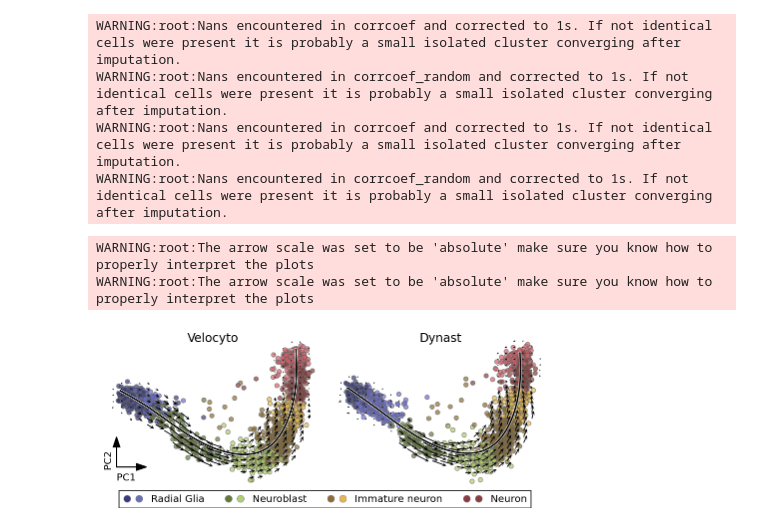
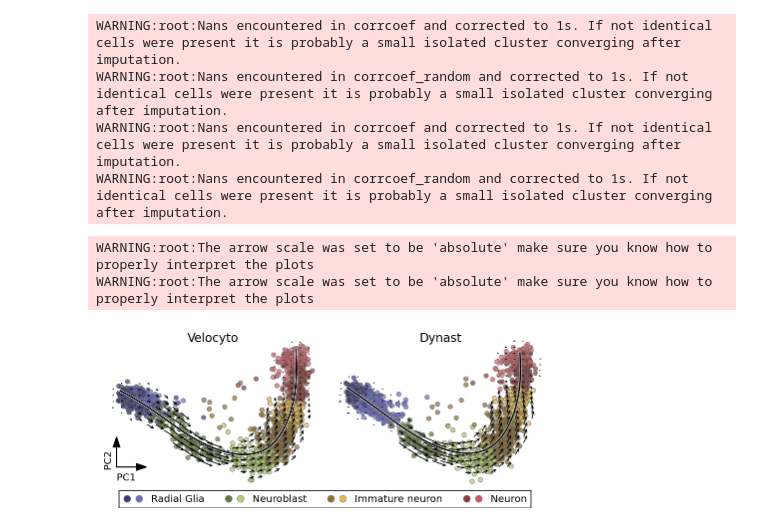
Before and after one commit to Lioscro/dynast-thesis, a Jupyter notebook: velocyto/validation.ipynb, the cells around one changed output. Drawn from its saved outputs; the diff is of its cells as text; code cells hidden in the pictures.

Commit message:
minor velocyto figure fix

```diff
--- a/velocyto/validation.ipynb
+++ b/velocyto/validation.ipynb
@@ -341,32 +341,32 @@ axes[1].plot(dynast_pc.projections[dynast_pc.ixsort,0], dynast_pc.projections[dy
 axes[1].invert_xaxis()
 axes[1].axis("off")
 axes[1].axis("equal")
 axes[1].set_title('Dynast', y=0.9)
 
 fig.legend([
     (
         Line2D([0], [0], marker='o', markerfacecolor='#3b3b79', markeredgecolor='#83869b', markeredgewidth=0.5, color='white', markersize=7),
         Line2D([0], [0], marker='o', markerfacecolor='#6871b1', markeredgecolor='#83869b', markeredgewidth=0.5, color='white', markersize=7)
     ),
     (
         Line2D([0], [0], marker='o', markerfacecolor='#647934', markeredgecolor='#83869b', markeredgewidth=0.5, color='white', markersize=7),
         Line2D([0], [0], marker='o', markerfacecolor='#b2cf6f', markeredgecolor='#83869b', markeredgewidth=0.5, color='white', markersize=7)
     ),
     (
         Line2D([0], [0], marker='o', markerfacecolor='#8d6d35', markeredgecolor='#83869b', markeredgewidth=0.5, color='white', markersize=7),
         Line2D([0], [0], marker='o', markerfacecolor='#e9b84d', markeredgecolor='#83869b', markeredgewidth=0.5, color='white', markersize=7)
     ),
     (
         Line2D([0], [0], marker='o', markerfacecolor='#8a3d3c', markeredgecolor='#83869b', markeredgewidth=0.5, color='white', markersize=7),
-        Line2D([0], [0], marker='o', markerfacecolor='#8a3d3c', markeredgecolor='#83869b', markeredgewidth=0.5, color='white', markersize=7)
+        Line2D([0], [0], marker='o', markerfacecolor='#d15763', markeredgecolor='#83869b', markeredgewidth=0.5, color='white', markersize=7)
     ),
 
 ], [
     'Radial Glia', 'Neuroblast', 'Immature neuron', 'Neuron'
 ], handler_map={tuple: HandlerTuple(ndivide=None)}, ncol=4, loc=(0.05, 0))
 fig.savefig('figures/velocyto_projection.pdf', bbox_inches='tight')
 fig.savefig('figures/velocyto_projection.png', bbox_inches='tight', dpi=300)
 # %% [output]
 WARNING:root:The arrow scale was set to be 'absolute' make sure you know how to properly interpret the plots
 WARNING:root:The arrow scale was set to be 'absolute' make sure you know how to properly interpret the plots
-[figure, old version]
+[figure, new version]
```
Also changed, not shown: 4 other files.
